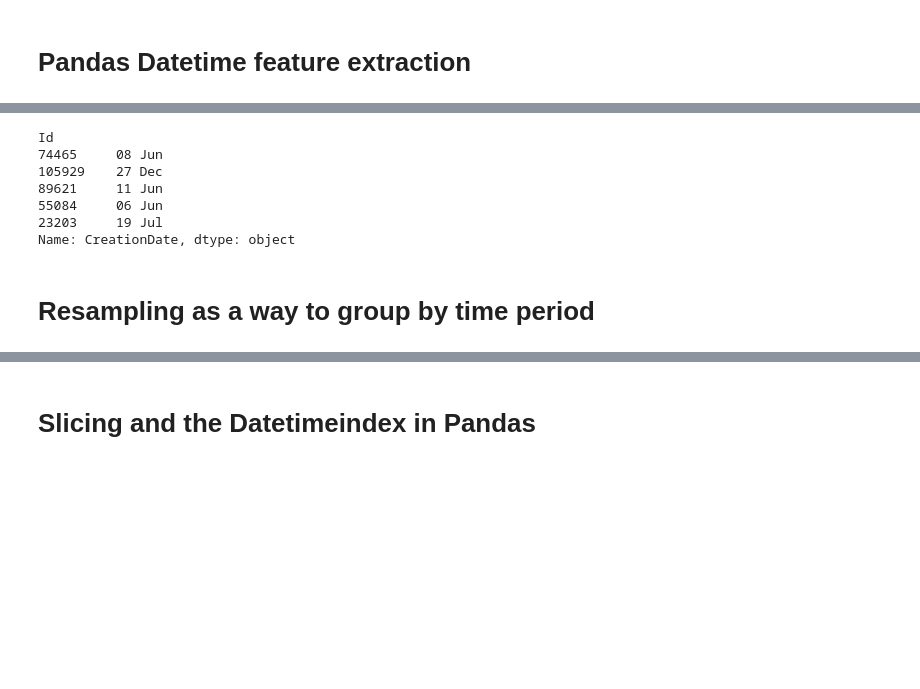
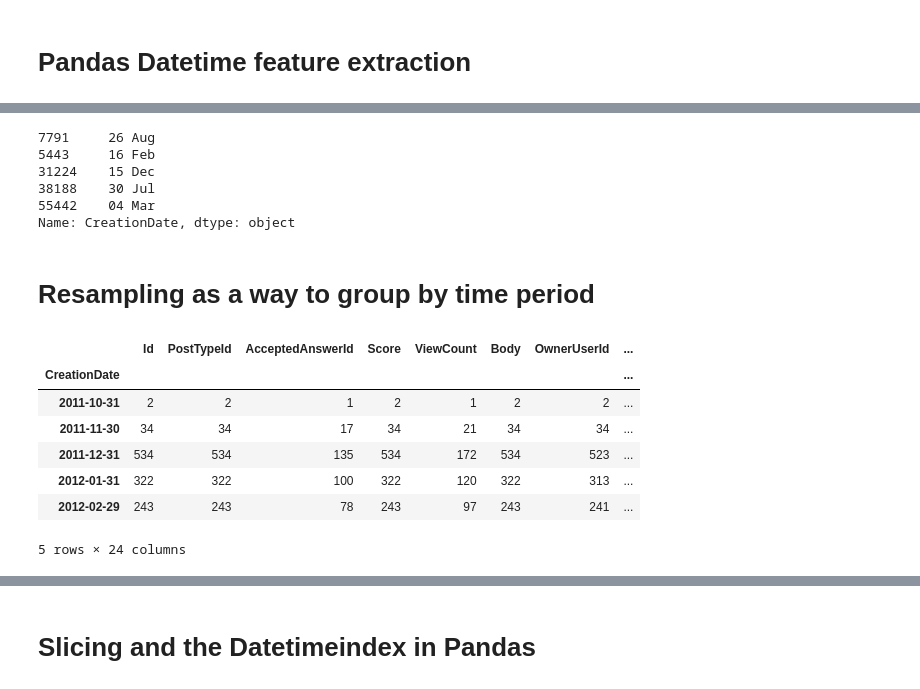
Before and after one commit to berniehogan/fsstds, a Jupyter notebook: chapters/Ch.12.TimeSeries.ipynb, the cells around one changed output, grey strips where cells are left out. Cells and saved outputs as stored; diff of their text form; code cells hidden in the pictures; blank space fills up the shorter version.

```diff
--- a/chapters/Ch.12.TimeSeries.ipynb
+++ b/chapters/Ch.12.TimeSeries.ipynb
@@ -102,11 +118,19 @@ import pickle
 from pathlib import Path
 # %%
 data_dir = Path().cwd().parent / "data"
-pickle_file = data_dir / "movies_stack_df.pkl"
 
-if pickle_file.exists():
-    stack_df = pickle.load(open(pickle_file ,'rb'))
-    print(len(stack_df))
-else:
-    print("Please download and clean the Stack_df data as done in ",
-          "Chapter 10. See https://archive.org/download/stackexchange")
+stack_df = pd.read_feather(data_dir / "movies_stack_df.feather")
+
+# import pickle
+#
+# Try the Stack Downloader or the revised Chapter 10 notebook.
+#
+# data_dir = Path().cwd().parent / "data"
+# pickle_file = data_dir / "movies_stack_df.pkl"
+
+# if pickle_file.exists():
+#     stack_df = pickle.load(open(pickle_file ,'rb'))
+#     print(len(stack_df))
+# else:
+#     print("Please download and clean the Stack_df data as done in ",
+#           "Chapter 10. See https://archive.org/download/stackexchange")
@@ -157,12 +186,11 @@ plt.show()
 # %%
 stack_df["CreationDate"].dt.strftime("%d %b").sample(5,random_state=12345)
 # %% [output]
-Id
-74465     08 Jun
-105929    27 Dec
-89621     11 Jun
-55084     06 Jun
-23203     19 Jul
+7791     26 Aug
+5443     16 Feb
+31224    15 Dec
+38188    30 Jul
+55442    04 Mar
 Name: CreationDate, dtype: object
 # %% [markdown]
 # Resampling as a way to group by time period
@@ -169 +203,12 @@ Name: CreationDate, dtype: object
+# %%
+stack_df.resample('M', on="CreationDate").count().head(5)
+# %% [output]
+|  | Id | PostTypeId | AcceptedAnswerId | Score | ViewCount | Body | OwnerUserId | ... |
+| CreationDate |  |  |  |  |  |  |  | ... |
+| 2011-10-31 | 2 | 2 | 1 | 2 | 1 | 2 | 2 | ... |
+| 2011-11-30 | 34 | 34 | 17 | 34 | 21 | 34 | 34 | ... |
+| 2011-12-31 | 534 | 534 | 135 | 534 | 172 | 534 | 523 | ... |
+| 2012-01-31 | 322 | 322 | 100 | 322 | 120 | 322 | 313 | ... |
+| 2012-02-29 | 243 | 243 | 78 | 243 | 97 | 243 | 241 | ... |
+5 rows × 24 columns
 # %%
```
Also changed, not shown: parts of 25 cells of this notebook, 16 other files.
